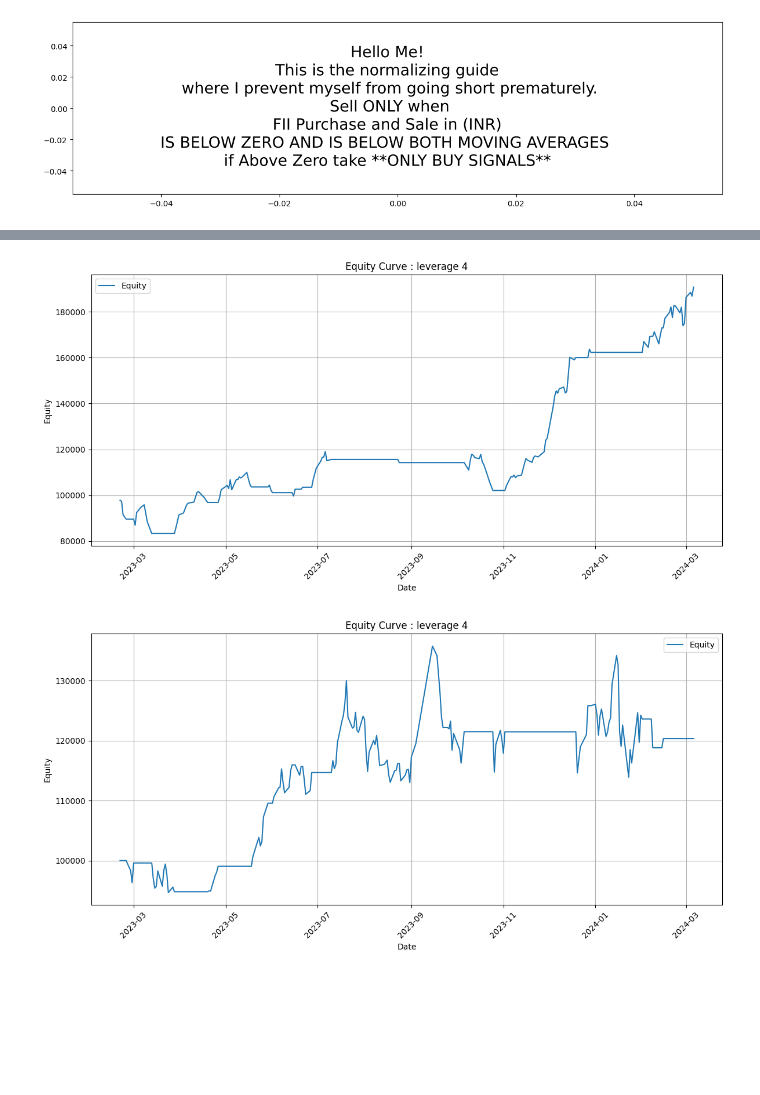
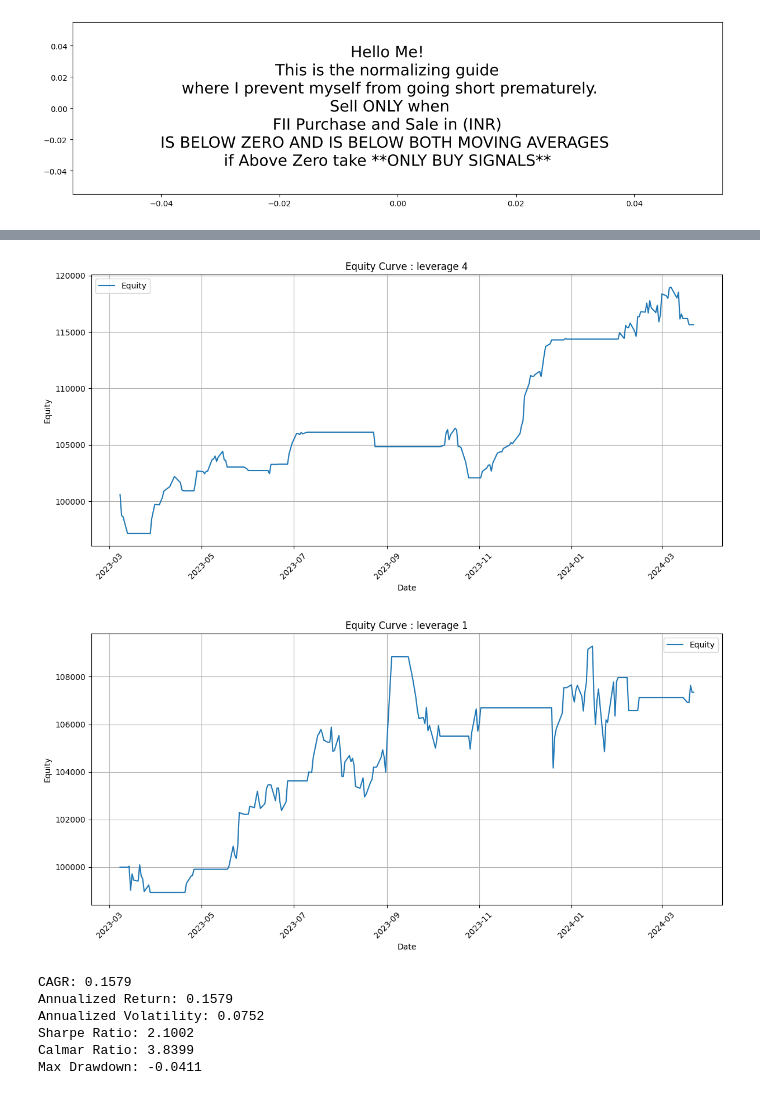
Before and after one commit to anirbanghoshsbi/.github.io, a Jupyter notebook: work/GET_FII_Data.ipynb, the cells around one changed output, grey strips where cells are left out. Saved outputs shown, nothing was run; the diff lists cells and outputs as text; code cells hidden in the pictures; blank space fills up the shorter version.

```diff
--- a/work/GET_FII_Data.ipynb
+++ b/work/GET_FII_Data.ipynb
@@ -281,7 +281,7 @@ plt.show()
 # %%
-last_250_points['trade_signal']=np.where(last_250_points['macd']>last_250_points['signal10'],4,0)
+last_250_points['trade_signal']=np.where(last_250_points['macd']>last_250_points['signal10'],1,0)
 # %%
-last_250_points['Returns'] = last_250_points['Close'].pct_change() * last_250_points['trade_signal']
+last_250_points['Returns'] = last_250_points['Open'].shift(-1).pct_change() * last_250_points['trade_signal']
 # %%
 initial_capital = 100000
 last_250_points['Equity'] = initial_capital * (1 + last_250_points['Returns']).cumprod()
@@ -297,23 +297,23 @@ plt.xticks(rotation=45)  # Rotate x-axis labels for better readability
 plt.tight_layout()
 plt.show()
 # %% [output]
-[figure, old version]
+[figure, new version]
 # %%
-last_250_points['trade_signal_shrt']=np.where(last_250_points['macd']<=last_250_points['signal10'],4,0)
-last_250_points['Returns_shrt'] = last_250_points['Close'].pct_change() * last_250_points['trade_signal_shrt']
+last_250_points['trade_signal_shrt']=np.where(last_250_points['macd']<=last_250_points['signal10'],1,0)
+last_250_points['Returns_shrt'] = last_250_points['Open'].shift(-1).pct_change() * last_250_points['trade_signal_shrt']
 # %%
 initial_capital = 100000
 last_250_points['Equity_shrt'] = initial_capital * (1 + last_250_points['Returns_shrt']).cumprod()
 # Plot the Equity Curve
 plt.figure(figsize=(12, 6))  # Adjust figure size as desired
 plt.plot(last_250_points.Date, last_250_points['Equity_shrt'], label='Equity')
 plt.xlabel('Date')
 plt.ylabel('Equity')
-plt.title('Equity Curve : leverage 4')
+plt.title('Equity Curve : leverage 1')
 plt.legend()
 plt.grid(True)
 plt.xticks(rotation=45)  # Rotate x-axis labels for better readability
 plt.tight_layout()
 plt.show()
 # %% [output]
-[figure, old version]
+[figure, new version]
@@ -319,0 +360,10 @@ plt.show()
+# %%
+for metric, value in metrics.items():
+        print(f"{metric}: {value:.4f}")
+# %% [output]
+CAGR: 0.1579
+Annualized Return: 0.1579
+Annualized Volatility: 0.0752
+Sharpe Ratio: 2.1002
+Calmar Ratio: 3.8399
+Max Drawdown: -0.0411
```
Also changed, not shown: parts of 4 cells of this notebook.
